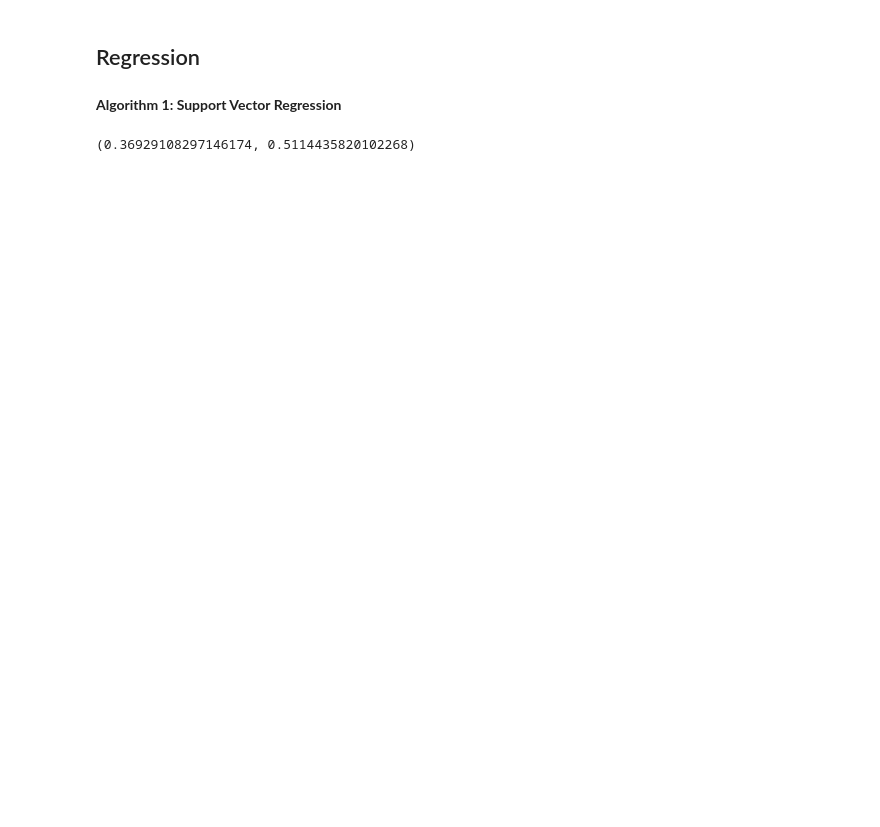
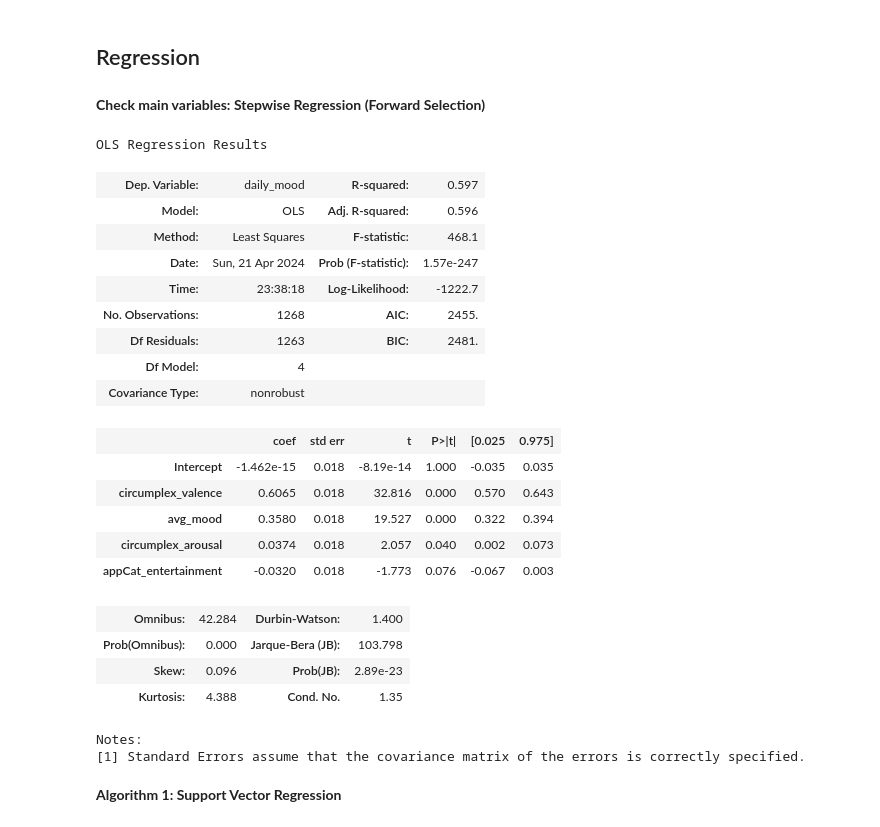
Before and after one commit to DKLEINLEUNK/DataMining, a Jupyter notebook: main_kaleem.ipynb, the cells around one changed output. Cells and saved outputs as stored; diff of their text form; code cells hidden in the pictures; blank space fills up the shorter version.

```diff
--- a/main_kaleem.ipynb
+++ b/main_kaleem.ipynb
@@ -73,9 +66,34 @@ KeyError: 'variable'
 # %% [markdown]
 ## Regression
+# %% [markdown]
+**Check main variables: Stepwise Regression (Forward Selection)**
+# %%
+data_regress = data_clean.loc[:, data_clean.columns != 'mood_category']
+forward_model = classify_regress.forward_selection(data_regress, 'daily_mood')
+# print(forward_model.summary().as_latex())
+forward_model.summary()
+# %% [output]
+OLS Regression Results
+| Dep. Variable: | daily_mood | R-squared: | 0.597 |
+| Model: | OLS | Adj. R-squared: | 0.596 |
+| Method: | Least Squares | F-statistic: | 468.1 |
+| Date: | Sun, 21 Apr 2024 | Prob (F-statistic): | 1.57e-247 |
+| Time: | 23:38:18 | Log-Likelihood: | -1222.7 |
+| No. Observations: | 1268 | AIC: | 2455. |
+| Df Residuals: | 1263 | BIC: | 2481. |
+| Df Model: | 4 |  |  |
+| Covariance Type: | nonrobust |  |  |
+|  | coef | std err | t | P>|t| | [0.025 | 0.975] |
+| Intercept | -1.462e-15 | 0.018 | -8.19e-14 | 1.000 | -0.035 | 0.035 |
+| circumplex_valence | 0.6065 | 0.018 | 32.816 | 0.000 | 0.570 | 0.643 |
+| avg_mood | 0.3580 | 0.018 | 19.527 | 0.000 | 0.322 | 0.394 |
+| circumplex_arousal | 0.0374 | 0.018 | 2.057 | 0.040 | 0.002 | 0.073 |
+| appCat_entertainment | -0.0320 | 0.018 | -1.773 | 0.076 | -0.067 | 0.003 |
+| Omnibus: | 42.284 | Durbin-Watson: | 1.400 |
+| Prob(Omnibus): | 0.000 | Jarque-Bera (JB): | 103.798 |
+| Skew: | 0.096 | Prob(JB): | 2.89e-23 |
+| Kurtosis: | 4.388 | Cond. No. | 1.35 |
+Notes:
+[1] Standard Errors assume that the covariance matrix of the errors is correctly specified.
 # %% [markdown]
 **Algorithm 1: Support Vector Regression**
-# %%
-mae, r2 = classify_regress.conduct_SVR(data_clean, predictors)
-mae, r2
-# %% [output]
-(0.36929108297146174, 0.5114435820102268)
```
Also changed, not shown: parts of 24 cells of this notebook.
